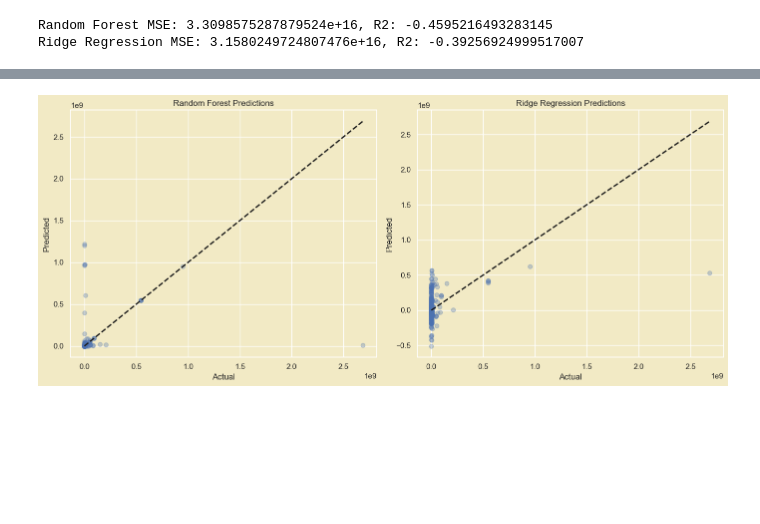
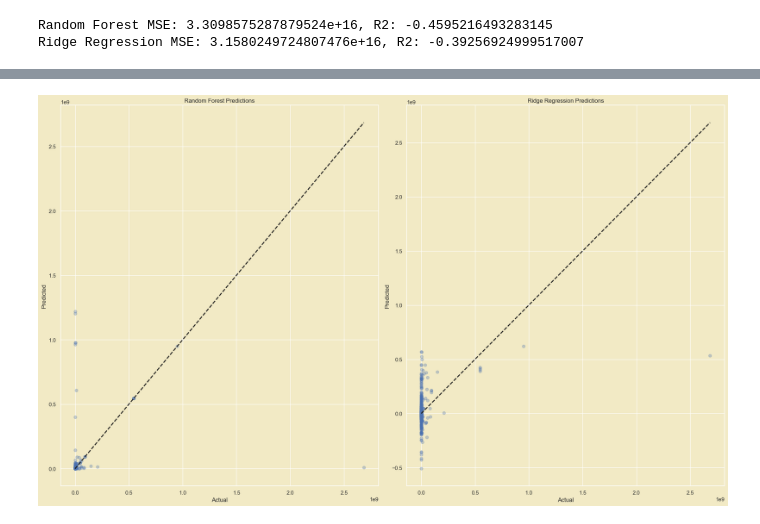
Before and after one commit to LNshuti/usgov-contracts-rag, a Jupyter notebook: src/notebooks/ml_usgov_contracts_ecommendation.ipynb, the cells around one changed output, grey strips where cells are left out. Cells and saved outputs as stored; diff of their text form; code cells hidden in the pictures; blank space fills up the shorter version.

```diff
--- a/src/notebooks/ml_usgov_contracts_ecommendation.ipynb
+++ b/src/notebooks/ml_usgov_contracts_ecommendation.ipynb
@@ -721,3 +721,23 @@ print(f"Ridge Regression MSE: {ridge_mse}, R2: {ridge_r2}")
 # %% [output]
 Random Forest MSE: 3.3098575287879524e+16, R2: -0.4595216493283145
 Ridge Regression MSE: 3.1580249724807476e+16, R2: -0.39256924999517007
+# %%
+# Set Seaborn style
+sns.set_style('darkgrid')
+sns.set(rc={"axes.facecolor": "#F2EAC5", "figure.facecolor": "#F2EAC5"})
+
+# 1. Feature Importance for Random Forest
+importances = rf_model.feature_importances_
+feature_names = X_train.columns
+feature_importance_df = pd.DataFrame({
+    'feature': feature_names,
+    'importance': importances
+}).sort_values(by='importance', ascending=False).head(20)  # Top 20 features
+
+plt.figure(figsize=(10, 8))
+sns.barplot(x='importance', y='feature', data=feature_importance_df, palette='viridis')
+plt.title('Top 20 Feature Importances - Random Forest')
+plt.xlabel('Importance Score')
+plt.ylabel('Feature')
+plt.tight_layout()
+plt.show()
@@ -724,22 +829,22 @@ Ridge Regression MSE: 3.1580249724807476e+16, R2: -0.39256924999517007
 # %%
 # Plot the results
-plt.figure(figsize=(14, 6))
+plt.figure(figsize=(20, 12))
 
 plt.subplot(1, 2, 1)
 plt.scatter(y_test, rf_predictions, alpha=0.3)
 plt.plot([y_test.min(), y_test.max()], [y_test.min(), y_test.max()], 'k--', lw=2)
 plt.xlabel('Actual')
 plt.ylabel('Predicted')
 plt.title('Random Forest Predictions')
 
 plt.subplot(1, 2, 2)
 plt.scatter(y_test, ridge_predictions, alpha=0.3)
 plt.plot([y_test.min(), y_test.max()], [y_test.min(), y_test.max()], 'k--', lw=2)
 plt.xlabel('Actual')
 plt.ylabel('Predicted')
 plt.title('Ridge Regression Predictions')
 
 plt.tight_layout()
 plt.show()
 # %% [output]
-[figure, old version]
+[figure, new version]
```
Also changed, not shown: parts of 7 cells of this notebook.
